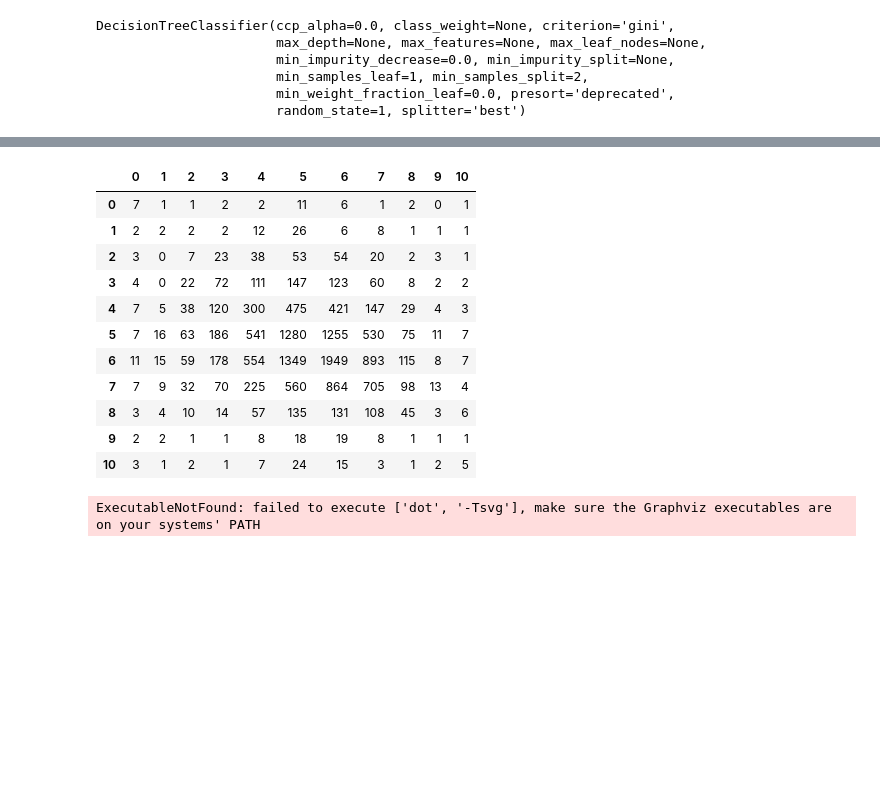
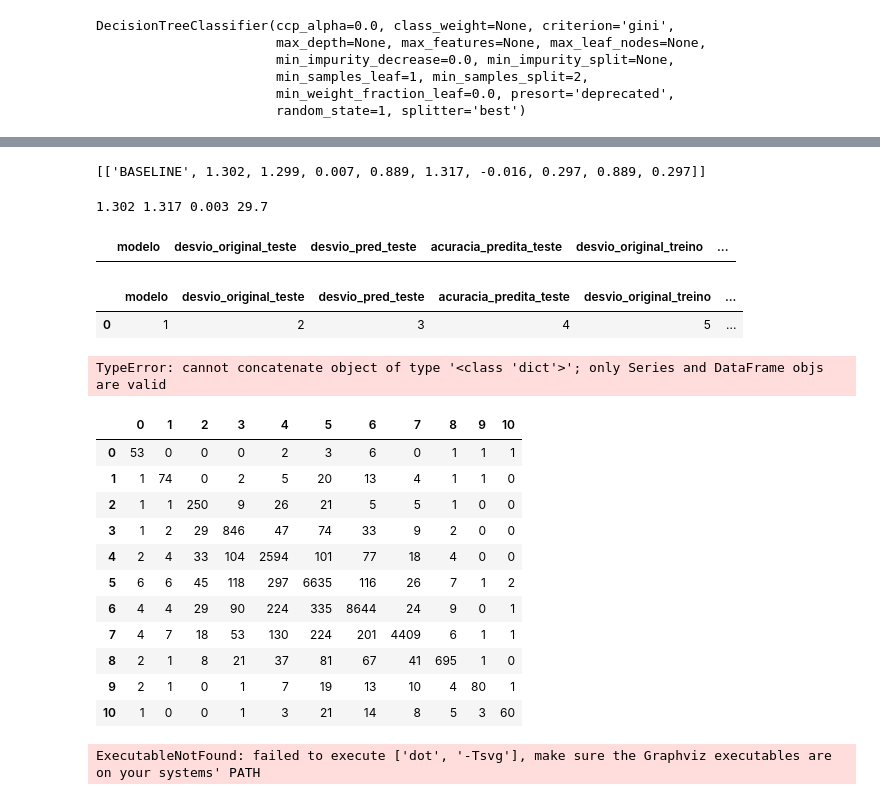
Before and after one commit to hericax/Pos, a Jupyter notebook: projeto_3/aed_projeto_3 - parte 2.ipynb, the cells around one changed output, grey strips where cells are left out. Saved outputs shown, nothing was run; the diff lists cells and outputs as text; code cells hidden in the pictures; blank space fills up the shorter version.

```diff
--- a/projeto_3/aed_projeto_3 - parte 2.ipynb
+++ b/projeto_3/aed_projeto_3 - parte 2.ipynb
@@ -1141,25 +1077,73 @@ y_pred_PCA_treino[0]
+# %%
+# GUARDANDO AS MÉTRICAS PARA COMPARAÇÃO FUTURA
+metricas_pca = []
+metricas_pca.append(['BASELINE', y_pred_original.round(3), desvio_padrao_treino.round(3), diferenca_treino.round(3), acuracia_PCA_treino.round(3), desvio_padrao_teste.round(3), diferenca_teste.round(3),acuracia_PCA_teste.round(3), acuracia_PCA_treino.round(3),acuracia_PCA_teste.round(3)])
+metricas_pca
+# %% [output]
+[['BASELINE', 1.302, 1.299, 0.007, 0.889, 1.317, -0.016, 0.297, 0.889, 0.297]]
+# %%
+# função para TREINAR a árvore, gerar as métricas e guardá-las
+
+# Criando a árvore
+dec_clf = tree.DecisionTreeClassifier(random_state=RANDOM_STATE)
+
+def treinar_modelo(modelo, X_train, y_train, X_test, y_test):
+    dec_clf.fit(X_train, y_train) # TREINANDO A ARVORE COM OS DADOS DE TREINO
+
+    desvio_y_original = y_test.std() # calculando o desvio do tareget original
+    y_pred = dec_clf.predict(X_test) # predizendo o target
+    desvio_padrao = y_pred.std() # calculando o desvio do dado predito
+    diferenca = desvio_y_original - desvio_padrao_treino # calculando a diferença entre o desvio dos dados originais e do predito
+    acuracia = accuracy_score(y_test, y_pred) #calculando a acurácia
+    print (desvio_y_original.round(3), desvio_padrao.round(3), diferenca.round(3), acuracia.round(3)*100)
+
+
+treinar_modelo('PCA', X_train_PCA, y_train_PCA, X_test_PCA, y_test_PCA)
+# %% [output]
+1.302 1.317 0.003 29.7
+# %%
+columns = ['modelo','desvio_original_teste','desvio_pred_teste', 'acuracia_predita_teste', 'desvio_original_treino','desvio_pred_treino', 'acuracia_predita_treino']
+    # MODELO: PCA, MIMMAX, SCALER, ROBUST
+metrica = pd.DataFrame(columns=columns)
+metrica
+# %% [output]
+|  | modelo | desvio_original_teste | desvio_pred_teste | acuracia_predita_teste | desvio_original_treino | ... |
+# %%
+#criando um dicionário
+dic = {'modelo':[1],'desvio_original_teste':[2],'desvio_pred_teste':[3], 'acuracia_predita_teste':[4], 'desvio_original_treino':[5],'desvio_pred_treino':[6], 'acuracia_predita_treino':[7]}
+
+metrica = pd.DataFrame(data=dic)
+metrica
+# %% [output]
+|  | modelo | desvio_original_teste | desvio_pred_teste | acuracia_predita_teste | desvio_original_treino | ... |
+| 0 | 1 | 2 | 3 | 4 | 5 | ... |
+# %%
+dic = {'modelo':['PCA'],'desvio_original_teste':[2],'desvio_pred_teste':[3], 'acuracia_predita_teste':[4], 'desvio_original_treino':[5],'desvio_pred_treino':[6], 'acuracia_predita_treino':[7]}
+horizontal_stack = pd.concat([metrica, dic], axis=2)
+horizontal_stack
+# %% [output]
+TypeError: cannot concatenate object of type '<class 'dict'>'; only Series and DataFrame objs are valid
 # %%
 from sklearn.metrics import confusion_matrix
 
 # Compara o resultado do modelo com o resultado verdadeiro
-cnf_matrix = confusion_matrix(y_test_PCA, y_pred_PCA_teste)
+cnf_matrix = confusion_matrix(y_train_PCA, y_pred_PCA_treino)
 
 # Constrói um Dataframe com a matriz de confusão apenas para ficar mais legível
-#pd.DataFrame(cnf_matrix, columns=('Prev ' + dec_clf_PCA.classes_), index=('True ' + dec_clf_PCA.classes_))
 pd.DataFrame(cnf_matrix, columns=(dec_clf_PCA.classes_), index=(dec_clf_PCA.classes_))
 # %% [output]
 |  | 0 | 1 | 2 | 3 | 4 | 5 | 6 | 7 | 8 | 9 | 10 |
-| 0 | 7 | 1 | 1 | 2 | 2 | 11 | 6 | 1 | 2 | 0 | 1 |
-| 1 | 2 | 2 | 2 | 2 | 12 | 26 | 6 | 8 | 1 | 1 | 1 |
-| 2 | 3 | 0 | 7 | 23 | 38 | 53 | 54 | 20 | 2 | 3 | 1 |
-| 3 | 4 | 0 | 22 | 72 | 111 | 147 | 123 | 60 | 8 | 2 | 2 |
-| 4 | 7 | 5 | 38 | 120 | 300 | 475 | 421 | 147 | 29 | 4 | 3 |
-| 5 | 7 | 16 | 63 | 186 | 541 | 1280 | 1255 | 530 | 75 | 11 | 7 |
-| 6 | 11 | 15 | 59 | 178 | 554 | 1349 | 1949 | 893 | 115 | 8 | 7 |
-| 7 | 7 | 9 | 32 | 70 | 225 | 560 | 864 | 705 | 98 | 13 | 4 |
-| 8 | 3 | 4 | 10 | 14 | 57 | 135 | 131 | 108 | 45 | 3 | 6 |
-| 9 | 2 | 2 | 1 | 1 | 8 | 18 | 19 | 8 | 1 | 1 | 1 |
-| 10 | 3 | 1 | 2 | 1 | 7 | 24 | 15 | 3 | 1 | 2 | 5 |
+| 0 | 53 | 0 | 0 | 0 | 2 | 3 | 6 | 0 | 1 | 1 | 1 |
+| 1 | 1 | 74 | 0 | 2 | 5 | 20 | 13 | 4 | 1 | 1 | 0 |
+| 2 | 1 | 1 | 250 | 9 | 26 | 21 | 5 | 5 | 1 | 0 | 0 |
+| 3 | 1 | 2 | 29 | 846 | 47 | 74 | 33 | 9 | 2 | 0 | 0 |
+| 4 | 2 | 4 | 33 | 104 | 2594 | 101 | 77 | 18 | 4 | 0 | 0 |
+| 5 | 6 | 6 | 45 | 118 | 297 | 6635 | 116 | 26 | 7 | 1 | 2 |
+| 6 | 4 | 4 | 29 | 90 | 224 | 335 | 8644 | 24 | 9 | 0 | 1 |
+| 7 | 4 | 7 | 18 | 53 | 130 | 224 | 201 | 4409 | 6 | 1 | 1 |
+| 8 | 2 | 1 | 8 | 21 | 37 | 81 | 67 | 41 | 695 | 1 | 0 |
+| 9 | 2 | 1 | 0 | 1 | 7 | 19 | 13 | 10 | 4 | 80 | 1 |
+| 10 | 1 | 0 | 0 | 1 | 3 | 21 | 14 | 8 | 5 | 3 | 60 |
 # %%
 from sklearn.tree import export_graphviz
 import graphviz
```
Also changed, not shown: parts of 26 cells of this notebook.
